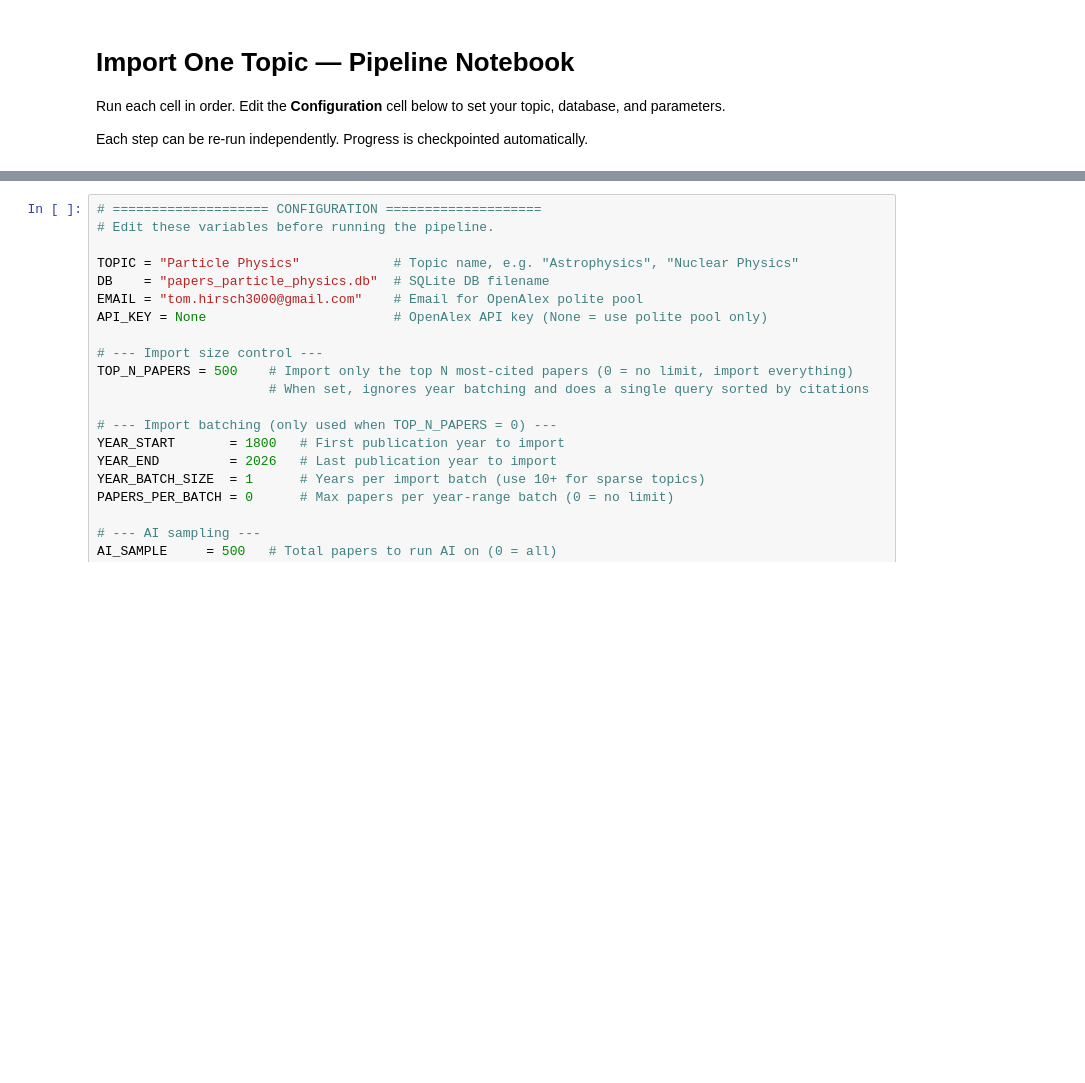
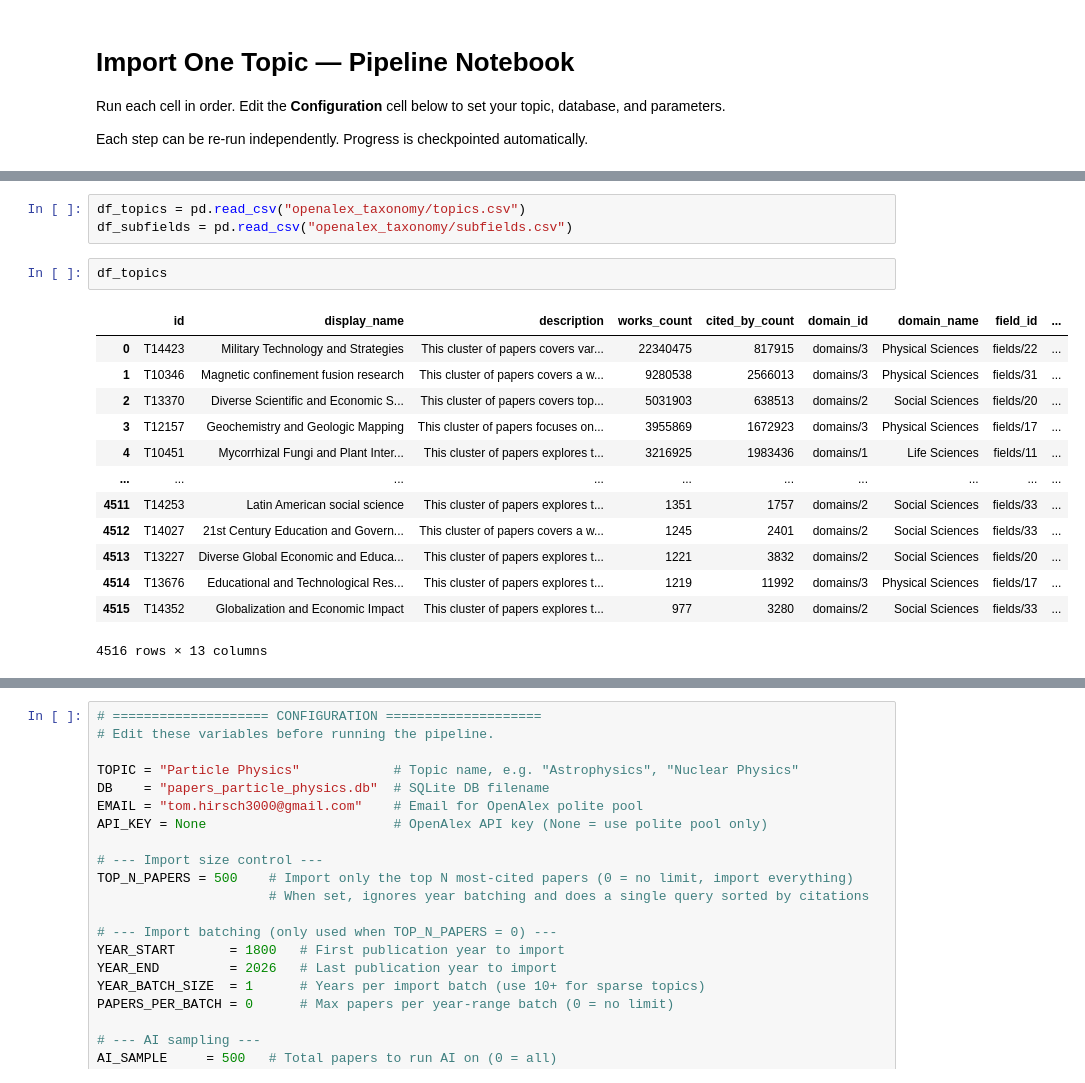
Before and after one commit to TomHirsch3000/mapo-2.0, a Jupyter notebook: arxiv-3d/import one topic.ipynb, the cells around one changed output, grey strips where cells are left out. Cells and saved outputs as stored; diff of their text form; blank space fills up the shorter version.

```diff
--- a/arxiv-3d/import one topic.ipynb
+++ b/arxiv-3d/import one topic.ipynb
@@ -6,0 +316,19 @@ Each step can be re-run independently. Progress is checkpointed automatically.
+# %%
+df_topics = pd.read_csv("openalex_taxonomy/topics.csv")
+df_subfields = pd.read_csv("openalex_taxonomy/subfields.csv")
+# %%
+df_topics
+# %% [output]
+|  | id | display_name | description | works_count | cited_by_count | domain_id | domain_name | field_id | ... |
+| 0 | T14423 | Military Technology and Strategies | This cluster of papers covers var... | 22340475 | 817915 | domains/3 | Physical Sciences | fields/22 | ... |
+| 1 | T10346 | Magnetic confinement fusion research | This cluster of papers covers a w... | 9280538 | 2566013 | domains/3 | Physical Sciences | fields/31 | ... |
+| 2 | T13370 | Diverse Scientific and Economic S... | This cluster of papers covers top... | 5031903 | 638513 | domains/2 | Social Sciences | fields/20 | ... |
+| 3 | T12157 | Geochemistry and Geologic Mapping | This cluster of papers focuses on... | 3955869 | 1672923 | domains/3 | Physical Sciences | fields/17 | ... |
+| 4 | T10451 | Mycorrhizal Fungi and Plant Inter... | This cluster of papers explores t... | 3216925 | 1983436 | domains/1 | Life Sciences | fields/11 | ... |
+| ... | ... | ... | ... | ... | ... | ... | ... | ... | ... |
+| 4511 | T14253 | Latin American social science | This cluster of papers explores t... | 1351 | 1757 | domains/2 | Social Sciences | fields/33 | ... |
+| 4512 | T14027 | 21st Century Education and Govern... | This cluster of papers covers a w... | 1245 | 2401 | domains/2 | Social Sciences | fields/33 | ... |
+| 4513 | T13227 | Diverse Global Economic and Educa... | This cluster of papers explores t... | 1221 | 3832 | domains/2 | Social Sciences | fields/20 | ... |
+| 4514 | T13676 | Educational and Technological Res... | This cluster of papers explores t... | 1219 | 11992 | domains/3 | Physical Sciences | fields/17 | ... |
+| 4515 | T14352 | Globalization and Economic Impact | This cluster of papers explores t... | 977 | 3280 | domains/2 | Social Sciences | fields/33 | ... |
+4516 rows × 13 columns
```
Also changed, not shown: parts of 13 cells of this notebook, 16 other files.
